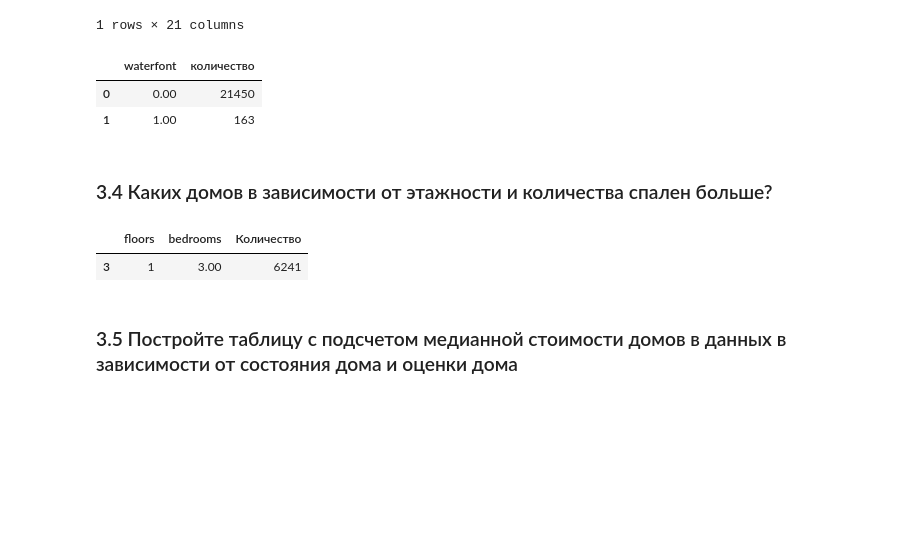
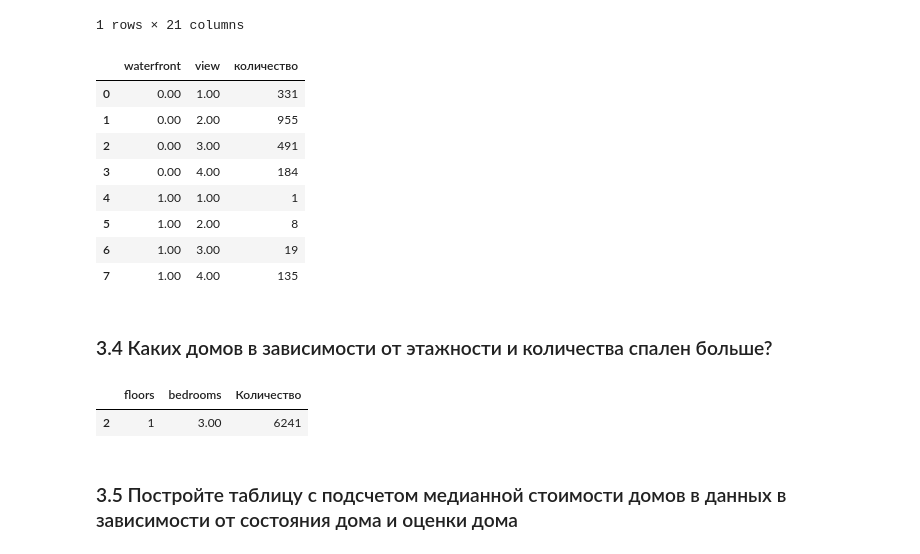
Before and after one commit to MrsMystique/python-repo, a Jupyter notebook: Homeworks/Hw_2_python.ipynb, the cells around one changed output. Drawn from its saved outputs; the diff is of its cells as text; code cells hidden in the pictures; blank space fills up the shorter version.

```diff
--- a/Homeworks/Hw_2_python.ipynb
+++ b/Homeworks/Hw_2_python.ipynb
@@ -871,15 +874,21 @@ df.head(1)
 | 0 | 7129300520 | 2014-10-13 | 221900.00 | 3.00 | 1.00 | 1180 | 5650 | 1 | NaN | NaN | ... |
 1 rows × 21 columns
 # %%
-df['waterfont'] = df['waterfront'].replace(np.NaN,0)
+df['waterfront'] = df['waterfront'].replace(np.NaN,0)
 # %%
 # группируем данные по виду на набережную и оценке вида и находим количество строк в каждой группе
-grouped_data_waterfont = df.groupby(['waterfont']).size().reset_index(name='количество')
-grouped_data_waterfont
+grouped_data_waterfront = df.groupby(['waterfront', 'view']).size().reset_index(name='количество')
+grouped_data_waterfront
 # %% [output]
-|  | waterfont | количество |
-| 0 | 0.00 | 21450 |
-| 1 | 1.00 | 163 |
+|  | waterfront | view | количество |
+| 0 | 0.00 | 1.00 | 331 |
+| 1 | 0.00 | 2.00 | 955 |
+| 2 | 0.00 | 3.00 | 491 |
+| 3 | 0.00 | 4.00 | 184 |
+| 4 | 1.00 | 1.00 | 1 |
+| 5 | 1.00 | 2.00 | 8 |
+| 6 | 1.00 | 3.00 | 19 |
+| 7 | 1.00 | 4.00 | 135 |
 # %% [markdown]
 ### 3.4 Каких домов в зависимости от этажности и количества спален больше?
 # %%
@@ -889,7 +898,7 @@ max_count = grouped_data_floors.loc[grouped_data_floors['Количество']
 max_count
 # %% [output]
 |  | floors | bedrooms | Количество |
-| 3 | 1 | 3.00 | 6241 |
+| 2 | 1 | 3.00 | 6241 |
 # %% [markdown]
 ### 3.5 Постройте таблицу с подсчетом медианной стоимости домов в данных в зависимости от состояния дома и оценки дома
 # %%
```
Also changed, not shown: parts of 130 cells of this notebook, 14 other files.
